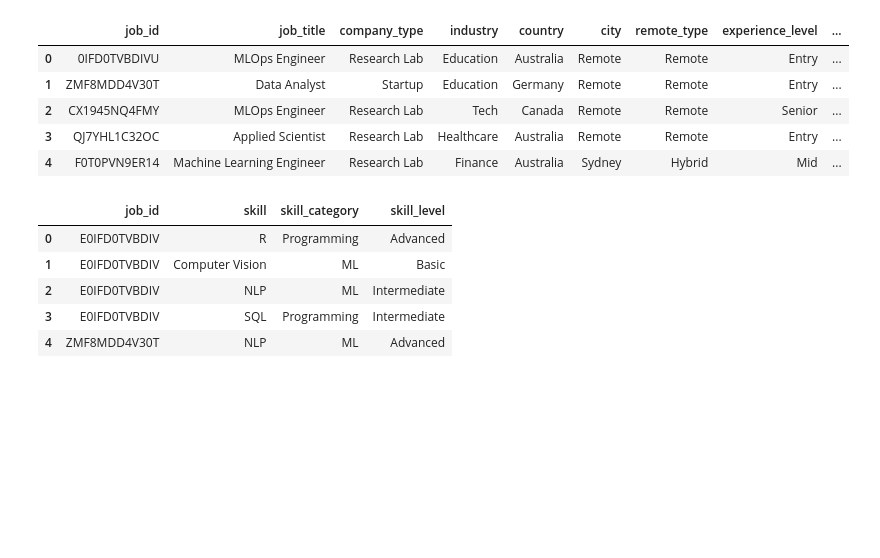
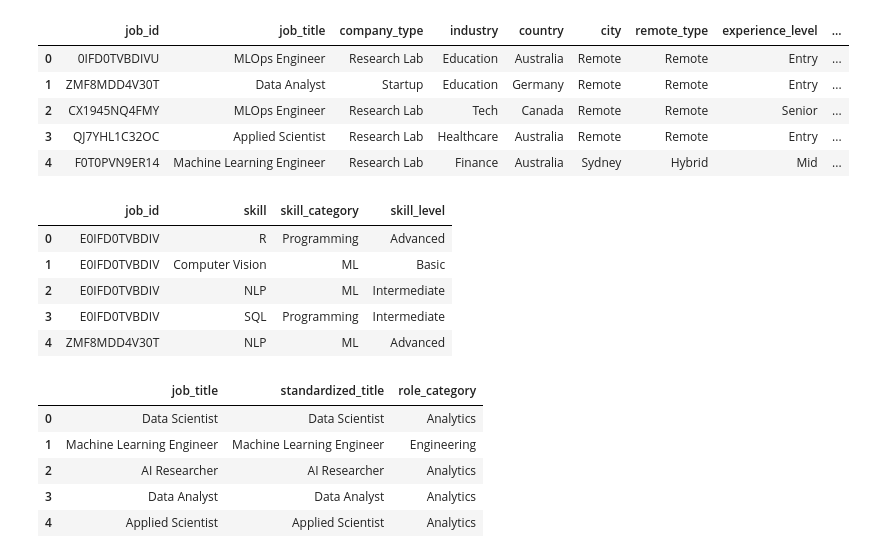
Before and after one commit to juliasarun/skills-salary-analysis, a Jupyter notebook: notebooks/skill_salary_analysis.ipynb, the cells around one changed output. Cells and saved outputs as stored; diff of their text form; code cells hidden in the pictures; blank space fills up the shorter version.

```diff
--- a/notebooks/skill_salary_analysis.ipynb
+++ b/notebooks/skill_salary_analysis.ipynb
@@ -54,3 +51,12 @@ skills.head(5)
 | 2 | E0IFD0TVBDIV | NLP | ML | Intermediate |
 | 3 | E0IFD0TVBDIV | SQL | Programming | Intermediate |
 | 4 | ZMF8MDD4V30T | NLP | ML | Advanced |
+# %%
+titles.head(5)
+# %% [output]
+|  | job_title | standardized_title | role_category |
+| 0 | Data Scientist | Data Scientist | Analytics |
+| 1 | Machine Learning Engineer | Machine Learning Engineer | Engineering |
+| 2 | AI Researcher | AI Researcher | Analytics |
+| 3 | Data Analyst | Data Analyst | Analytics |
+| 4 | Applied Scientist | Applied Scientist | Analytics |
```
Also changed, not shown: parts of 12 cells of this notebook.
